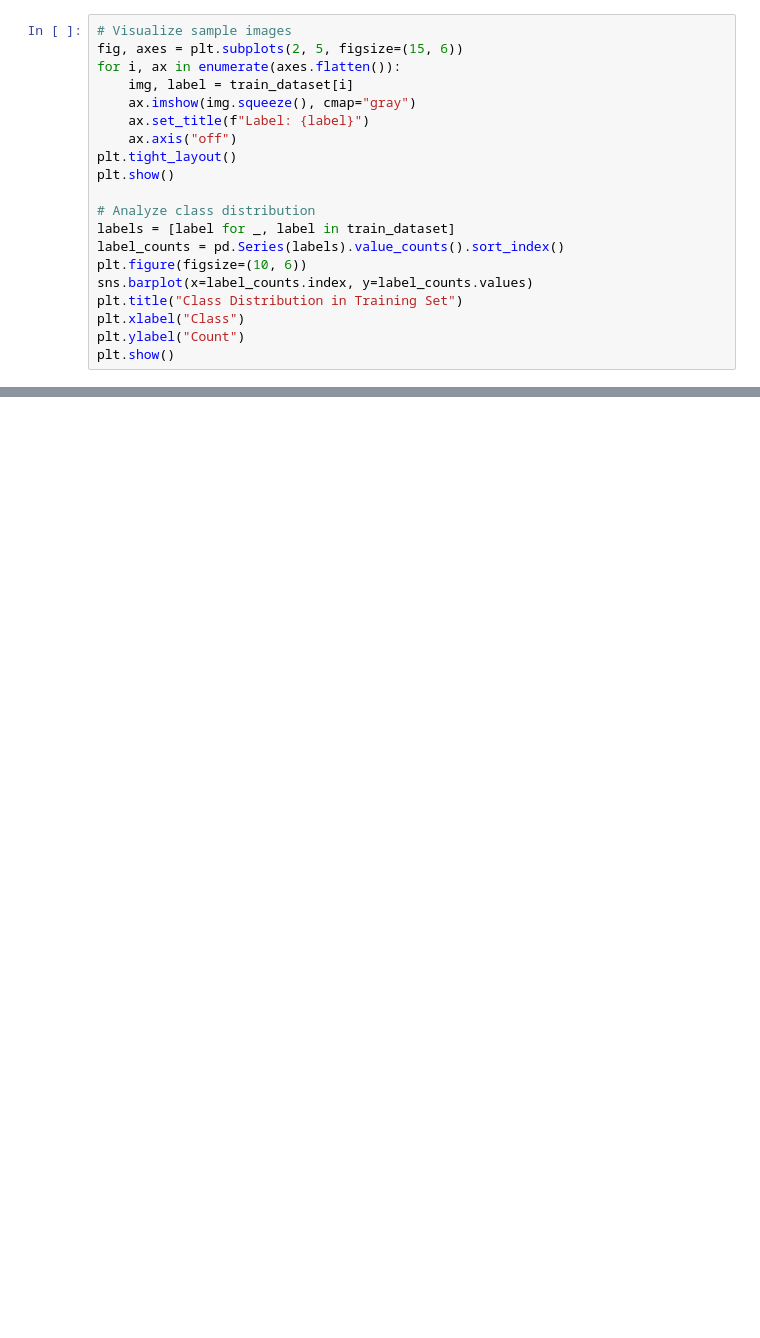
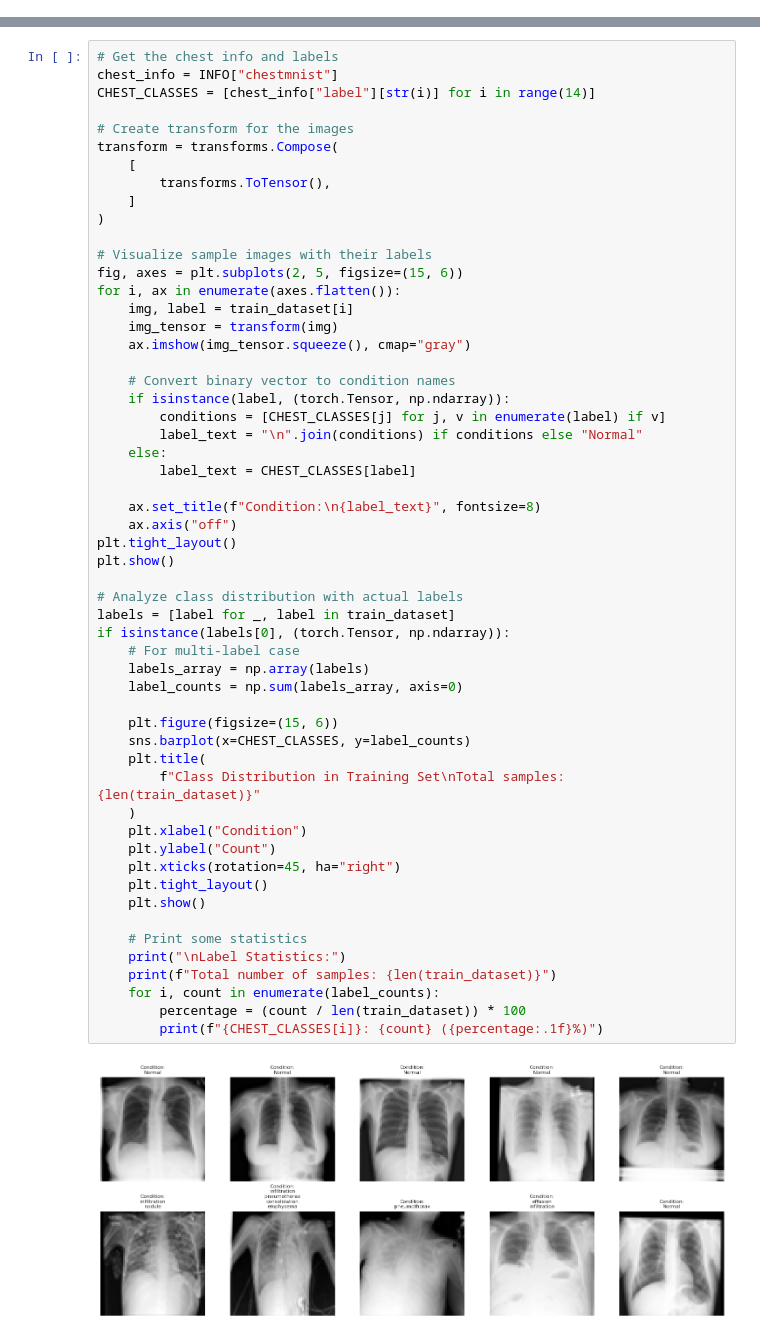
Before and after one commit to pgryko/mnist-chest-xray-classification-mlflow, a Jupyter notebook: notebooks/exploratory_data_analysis.ipynb, the cells around one changed output, grey strips where cells are left out. Saved outputs shown, nothing was run; the diff lists cells and outputs as text; blank space fills up the shorter version.

```diff
--- a/notebooks/exploratory_data_analysis.ipynb
+++ b/notebooks/exploratory_data_analysis.ipynb
@@ -27,23 +29,3 @@ Train dataset size: 78468
 Validation dataset size: 11219
 Test dataset size: 22433
 <PIL.Image.Image image mode=L size=64x64 at 0x...>
-# %%
-# Visualize sample images
-fig, axes = plt.subplots(2, 5, figsize=(15, 6))
-for i, ax in enumerate(axes.flatten()):
-    img, label = train_dataset[i]
-    ax.imshow(img.squeeze(), cmap="gray")
-    ax.set_title(f"Label: {label}")
-    ax.axis("off")
-plt.tight_layout()
-plt.show()
-
-# Analyze class distribution
-labels = [label for _, label in train_dataset]
-label_counts = pd.Series(labels).value_counts().sort_index()
-plt.figure(figsize=(10, 6))
-sns.barplot(x=label_counts.index, y=label_counts.values)
-plt.title("Class Distribution in Training Set")
-plt.xlabel("Class")
-plt.ylabel("Count")
-plt.show()
@@ -53,0 +32,57 @@ AttributeError: 'Image' object has no attribute 'squeeze'
+# %%
+# Get the chest info and labels
+chest_info = INFO["chestmnist"]
+CHEST_CLASSES = [chest_info["label"][str(i)] for i in range(14)]
+
+# Create transform for the images
+transform = transforms.Compose(
+    [
+        transforms.ToTensor(),
+    ]
+)
+
+# Visualize sample images with their labels
+fig, axes = plt.subplots(2, 5, figsize=(15, 6))
+for i, ax in enumerate(axes.flatten()):
+    img, label = train_dataset[i]
+    img_tensor = transform(img)
+    ax.imshow(img_tensor.squeeze(), cmap="gray")
+
+    # Convert binary vector to condition names
+    if isinstance(label, (torch.Tensor, np.ndarray)):
+        conditions = [CHEST_CLASSES[j] for j, v in enumerate(label) if v]
+        label_text = "\n".join(conditions) if conditions else "Normal"
+    else:
+        label_text = CHEST_CLASSES[label]
+
+    ax.set_title(f"Condition:\n{label_text}", fontsize=8)
+    ax.axis("off")
+plt.tight_layout()
+plt.show()
+
+# Analyze class distribution with actual labels
+labels = [label for _, label in train_dataset]
+if isinstance(labels[0], (torch.Tensor, np.ndarray)):
+    # For multi-label case
+    labels_array = np.array(labels)
+    label_counts = np.sum(labels_array, axis=0)
+
+    plt.figure(figsize=(15, 6))
+    sns.barplot(x=CHEST_CLASSES, y=label_counts)
+    plt.title(
+        f"Class Distribution in Training Set\nTotal samples: {len(train_dataset)}"
+    )
+    plt.xlabel("Condition")
+    plt.ylabel("Count")
+    plt.xticks(rotation=45, ha="right")
+    plt.tight_layout()
+    plt.show()
+
+    # Print some statistics
+    print("\nLabel Statistics:")
+    print(f"Total number of samples: {len(train_dataset)}")
+    for i, count in enumerate(label_counts):
+        percentage = (count / len(train_dataset)) * 100
+        print(f"{CHEST_CLASSES[i]}: {count} ({percentage:.1f}%)")
+# %% [output]
+[figure, added]
```
Also changed, not shown: parts of 4 cells of this notebook, 11 other files.
